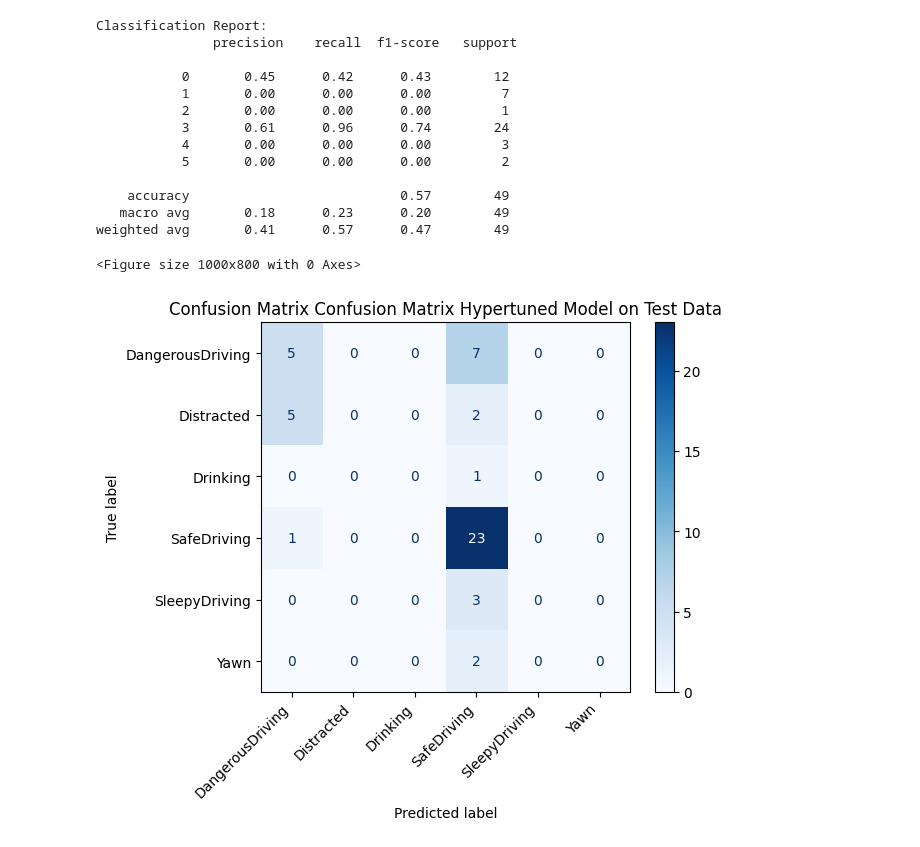
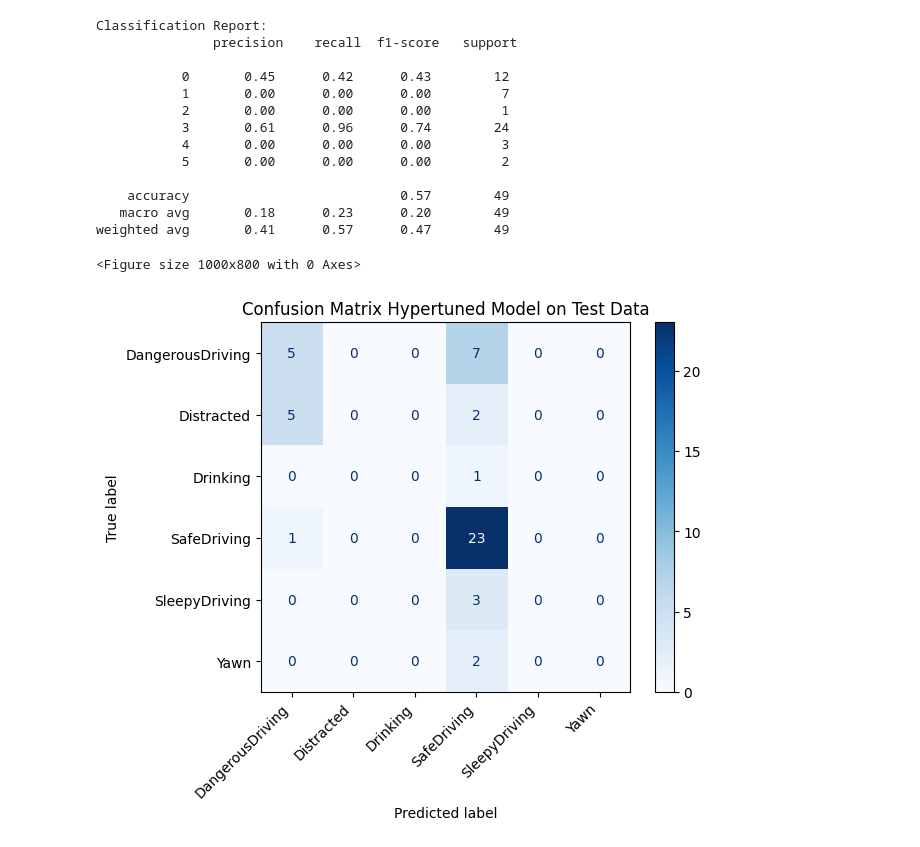
Before and after one commit to MatthijstenTije/Deep_learning_03, a Jupyter notebook: Assingment_DriverDistraction_Starting_code 1.ipynb, the cells around one changed output. Drawn from its saved outputs; the diff is of its cells as text; code cells hidden in the pictures.

Commit message:
Small update title labels

```diff
--- a/Assingment_DriverDistraction_Starting_code 1.ipynb
+++ b/Assingment_DriverDistraction_Starting_code 1.ipynb
@@ -833,7 +832,7 @@ Classification Report:
 weighted avg       0.41      0.57      0.47        49
 # %%
 # CM Validation Data:
-plot_confusion_matrix(true_labels_test, predicted_classes_test, class_names, dataset_name='Confusion Matrix Hypertuned Model on Test Data')
+plot_confusion_matrix(true_labels_test, predicted_classes_test, class_names, dataset_name='Hypertuned Model on Test Data')
 # %% [output]
 <Figure size 1000x800 with 0 Axes>
-[figure, old version]
+[figure, new version]
```
Also changed, not shown: parts of 2 cells of this notebook.
